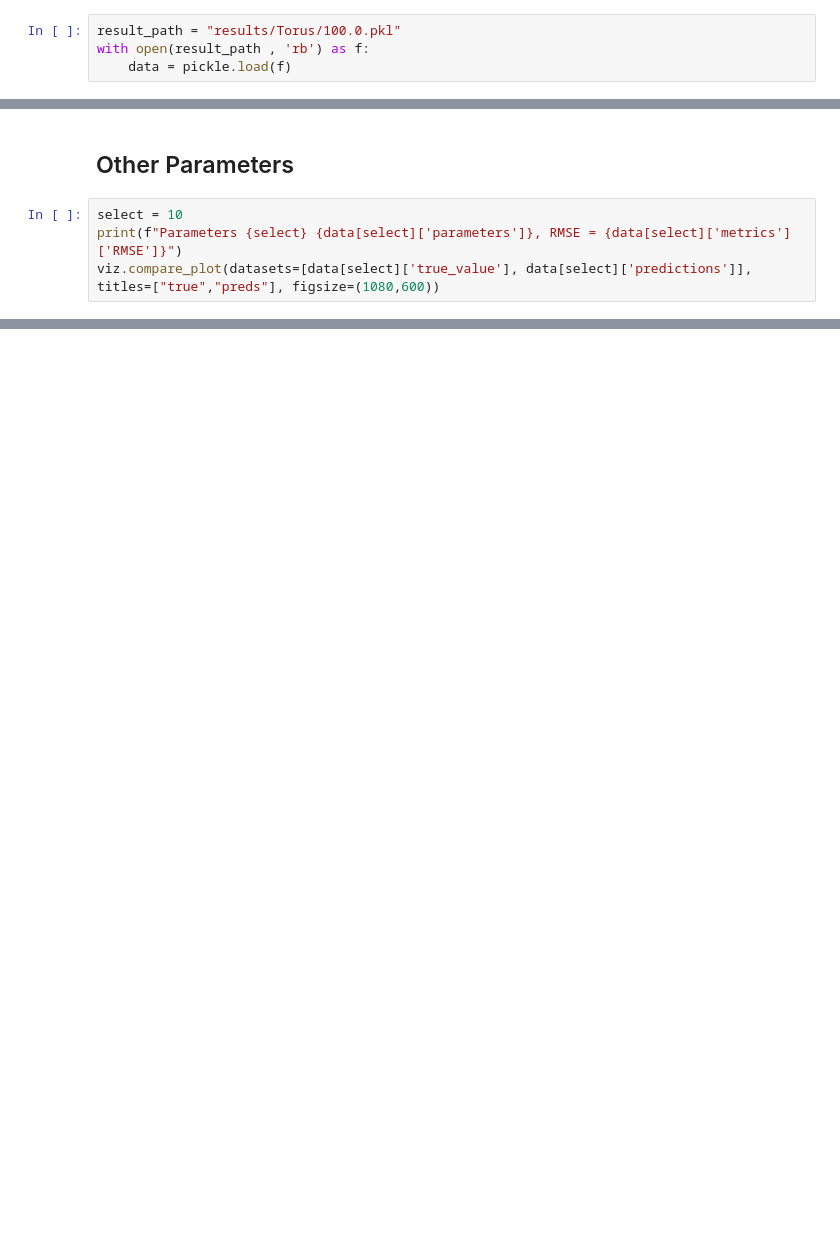
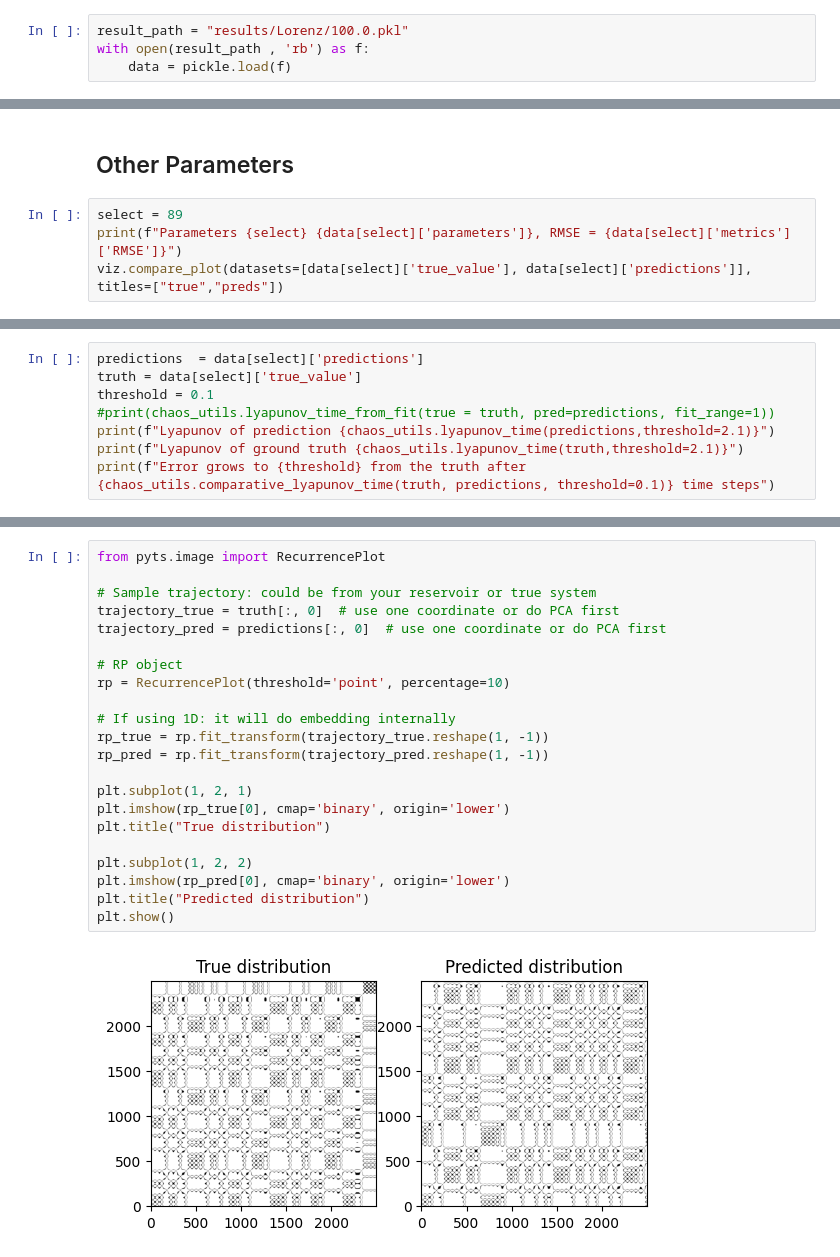
Before and after one commit to jaychotaliya987/Reservoir_Pytorch, a Jupyter notebook: Examples/Input_Discretization/analysis.ipynb, the cells around one changed output, grey strips where cells are left out. Drawn from its saved outputs; the diff is of its cells as text; blank space fills up the shorter version.

```diff
--- a/Examples/Input_Discretization/analysis.ipynb
+++ b/Examples/Input_Discretization/analysis.ipynb
@@ -35,4 +35,4 @@ from reservoirgrid.helpers import reservoir_tests
 # %%
-result_path = "results/Torus/100.0.pkl"
+result_path = "results/Lorenz/100.0.pkl"
 with open(result_path , 'rb') as f:
     data = pickle.load(f)
@@ -46,7 +59,7 @@ Parameters 188 {'SpectralRadius': 1.1, 'LeakyRate': 0.5, 'InputScaling': 1.0}, R
 # %% [markdown]
 ## Other Parameters
 # %%
-select = 10
+select = 89
 print(f"Parameters {select} {data[select]['parameters']}, RMSE = {data[select]['metrics']['RMSE']}")
-viz.compare_plot(datasets=[data[select]['true_value'], data[select]['predictions']], titles=["true","preds"], figsize=(1080,600))
+viz.compare_plot(datasets=[data[select]['true_value'], data[select]['predictions']], titles=["true","preds"])
 # %% [output]
@@ -53,0 +69,8 @@ Parameters 10 {'SpectralRadius': 0.7, 'LeakyRate': 0.3, 'InputScaling': 0.5}, RM
+# %%
+predictions  = data[select]['predictions']
+truth = data[select]['true_value']
+threshold = 0.1
+#print(chaos_utils.lyapunov_time_from_fit(true = truth, pred=predictions, fit_range=1))
+print(f"Lyapunov of prediction {chaos_utils.lyapunov_time(predictions,threshold=2.1)}")
+print(f"Lyapunov of ground truth {chaos_utils.lyapunov_time(truth,threshold=2.1)}")
+print(f"Error grows to {threshold} from the truth after {chaos_utils.comparative_lyapunov_time(truth, predictions, threshold=0.1)} time steps")
@@ -56,0 +86,24 @@ viz.plot_components(trajectory=data[select]['true_value'][:500], figsize=(1080,6
+# %%
+from pyts.image import RecurrencePlot
+
+# Sample trajectory: could be from your reservoir or true system
+trajectory_true = truth[:, 0]  # use one coordinate or do PCA first
+trajectory_pred = predictions[:, 0]  # use one coordinate or do PCA first
+
+# RP object
+rp = RecurrencePlot(threshold='point', percentage=10)
+
+# If using 1D: it will do embedding internally
+rp_true = rp.fit_transform(trajectory_true.reshape(1, -1))
+rp_pred = rp.fit_transform(trajectory_pred.reshape(1, -1))
+
+plt.subplot(1, 2, 1)
+plt.imshow(rp_true[0], cmap='binary', origin='lower')
+plt.title("True distribution")
+
+plt.subplot(1, 2, 2)
+plt.imshow(rp_pred[0], cmap='binary', origin='lower')
+plt.title("Predicted distribution")
+plt.show()
+# %% [output]
+[figure, added]
```
Also changed, not shown: parts of 20 cells of this notebook, 2 other files.
